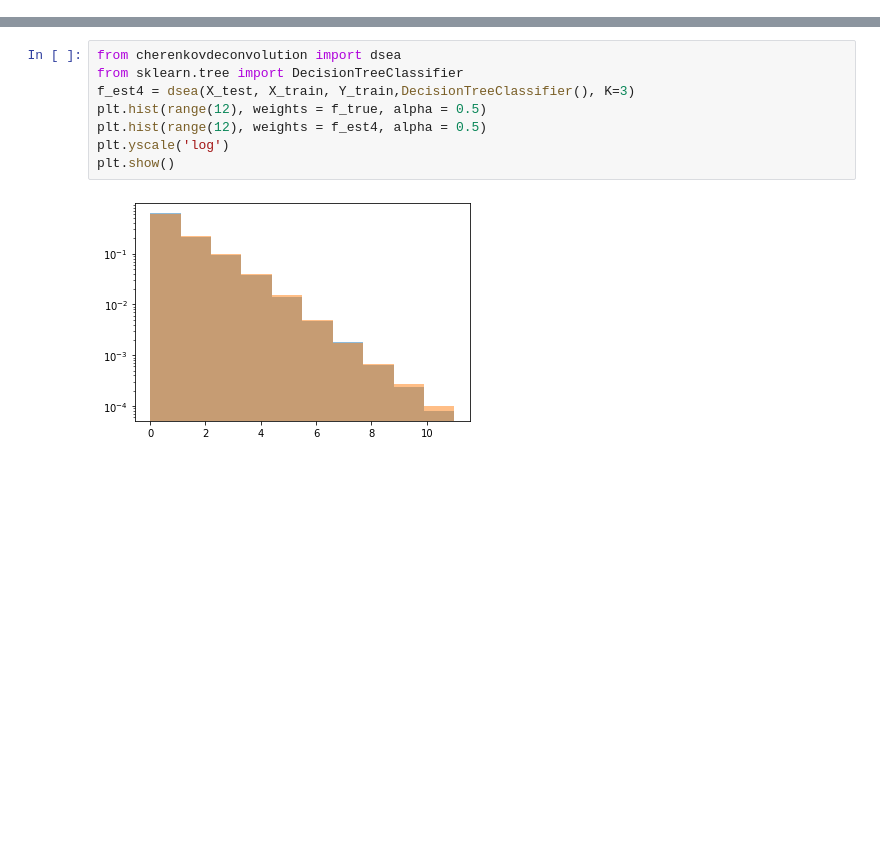
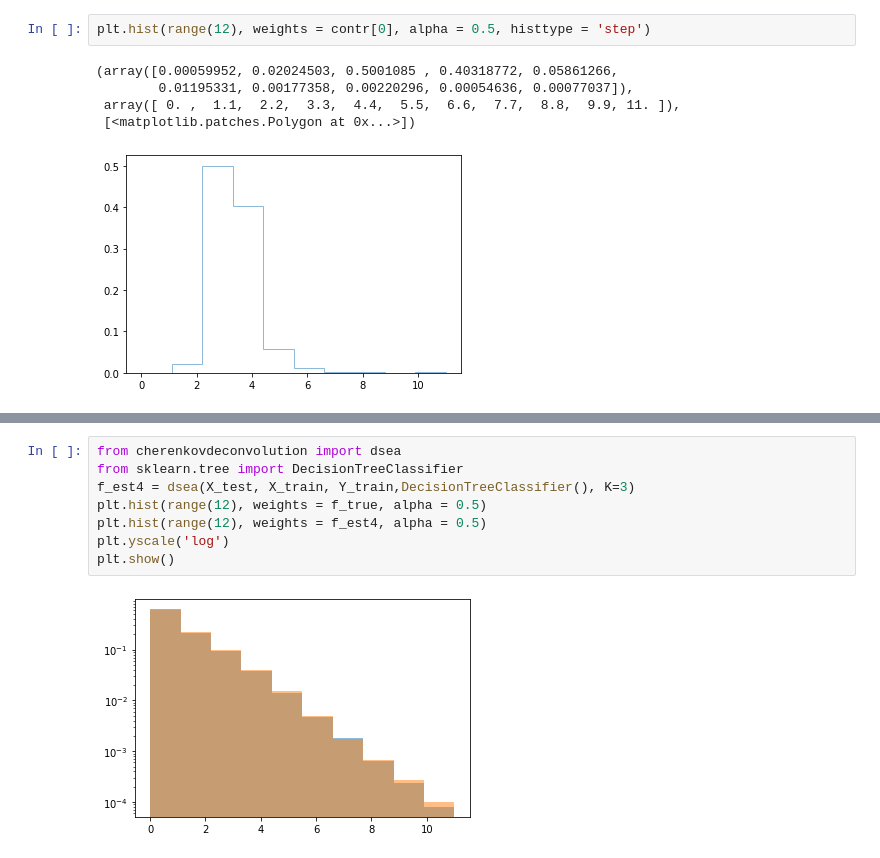
Before and after one commit to janjaek/DSEA-test, a Jupyter notebook: test.ipynb, the cells around one changed output, grey strips where cells are left out. Cells and saved outputs as stored; diff of their text form; blank space fills up the shorter version.

```diff
--- a/test.ipynb
+++ b/test.ipynb
@@ -71,3 +74,11 @@ f_est = dsea(X_test, X_train, Y_train, GaussianNB(), K=3)
 print('Chi square distance between f_est and f_true: {}'.format(util.chi2s(f_est, f_true)))
 # %% [output]
 Chi square distance between f_est and f_true: 0.24776787086877494
+# %%
+plt.hist(range(12), weights = contr[0], alpha = 0.5, histtype = 'step')
+# %% [output]
+(array([0.00059952, 0.02024503, 0.5001085 , 0.40318772, 0.05861266,
+        0.01195331, 0.00177358, 0.00220296, 0.00054636, 0.00077037]),
+ array([ 0. ,  1.1,  2.2,  3.3,  4.4,  5.5,  6.6,  7.7,  8.8,  9.9, 11. ]),
+ [<matplotlib.patches.Polygon at 0x...>])
+[figure, added]
```
Also changed, not shown: parts of 10 cells of this notebook, 3 other files.
